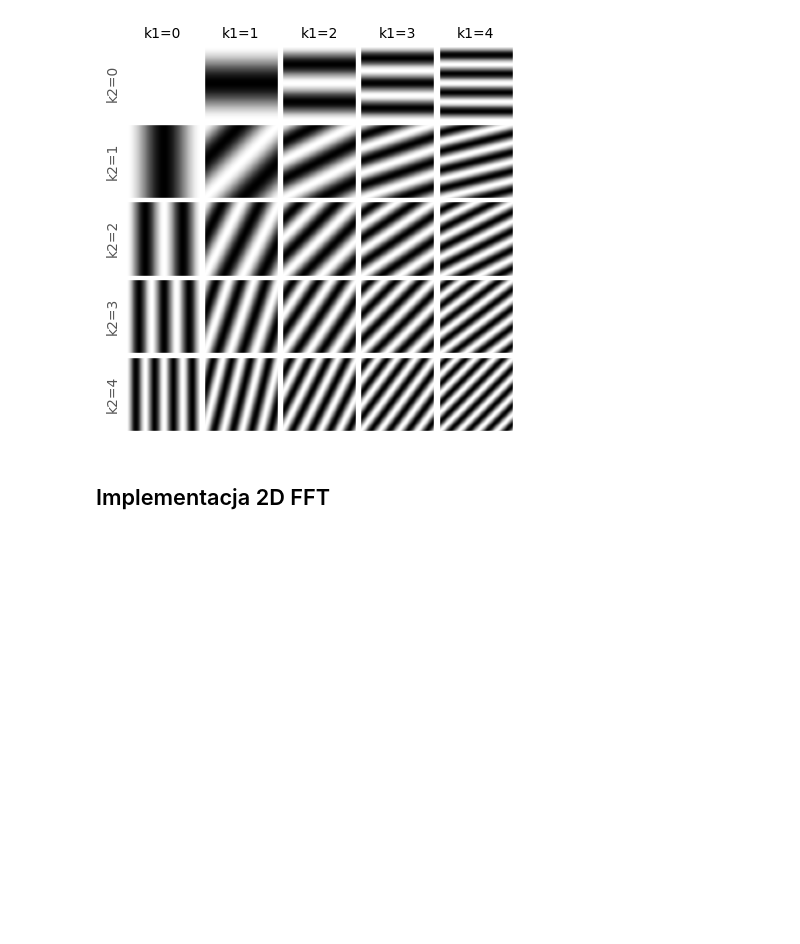
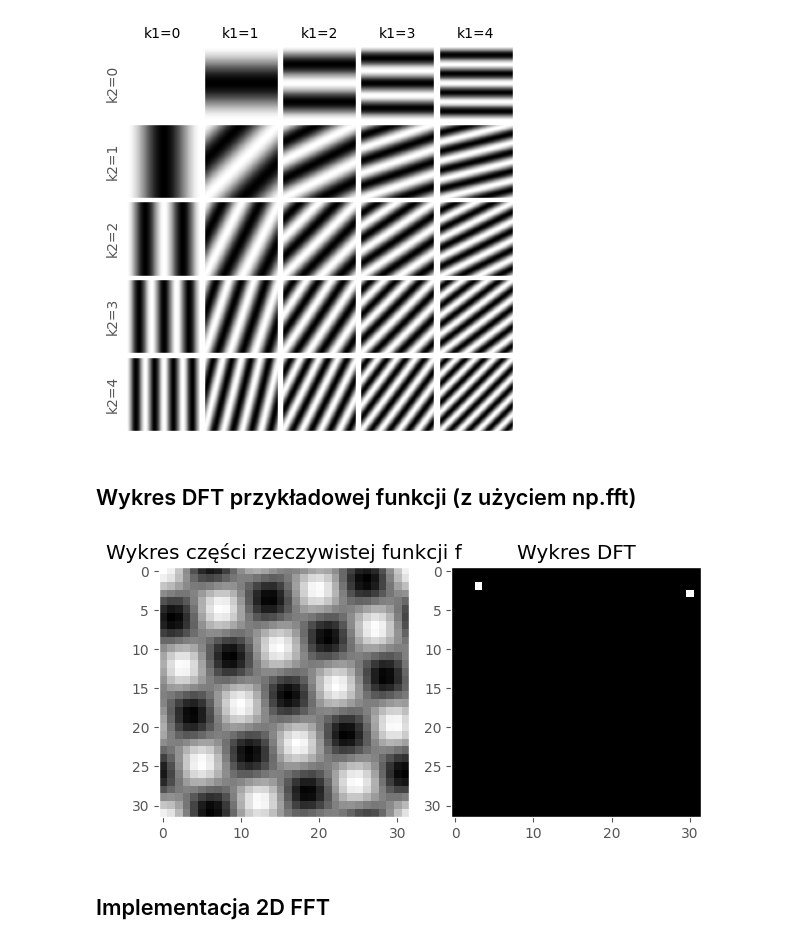
Before and after one commit to 5arcoramphu5/FastFourierTransform, a Jupyter notebook: fast_fourier_transform.ipynb, the cells around one changed output. Saved outputs shown, nothing was run; the diff lists cells and outputs as text; code cells hidden in the pictures; blank space fills up the shorter version.

```diff
--- a/fast_fourier_transform.ipynb
+++ b/fast_fourier_transform.ipynb
@@ -274,6 +164,42 @@ plt.subplots_adjust(wspace=0.05, hspace=0.05)
 plt.show()
 # %% [output]
 [figure]
+# %% [markdown]
+## Wykres DFT przykładowej funkcji (z użyciem np.fft)
+# %%
+def f(x, y, canvasSize):
+    k1 = 3
+    k2 = 2
+    k3 = 30
+    k4 = 3
+    value = np.exp(1j * x * k1 * 2 * np.pi / canvasSize) * np.exp(1j * y * k2 * 2 * np.pi / canvasSize)
+    value = value + np.exp(1j * x * k3 * 2 * np.pi / canvasSize) * np.exp(1j * y * k4 * 2 * np.pi / canvasSize)
+    return value
+
+canvasSize = 32
+x = np.arange(canvasSize)
+X, Y = np.meshgrid(x, x)
+a = f(X, Y, canvasSize)
+
+plt.figure(figsize=(6,8))
+plt.set_cmap("gray")
+
+plt.subplot(121)
+plt.title('Wykres części rzeczywistej funkcji f')
+plt.imshow(np.real(a))
+plt.grid(False)
+
+plt.subplot(122)
+plt.title('Wykres DFT')
+A = np.fft.fft2(a)
+plt.imshow(np.abs(A))
+plt.grid(False)
+
+plt.tight_layout()
+
+plt.show()
+# %% [output]
+[figure, added]
 # %% [markdown]
 ## Implementacja 2D FFT
 # %% [markdown]
```
Also changed, not shown: parts of 23 cells of this notebook.
